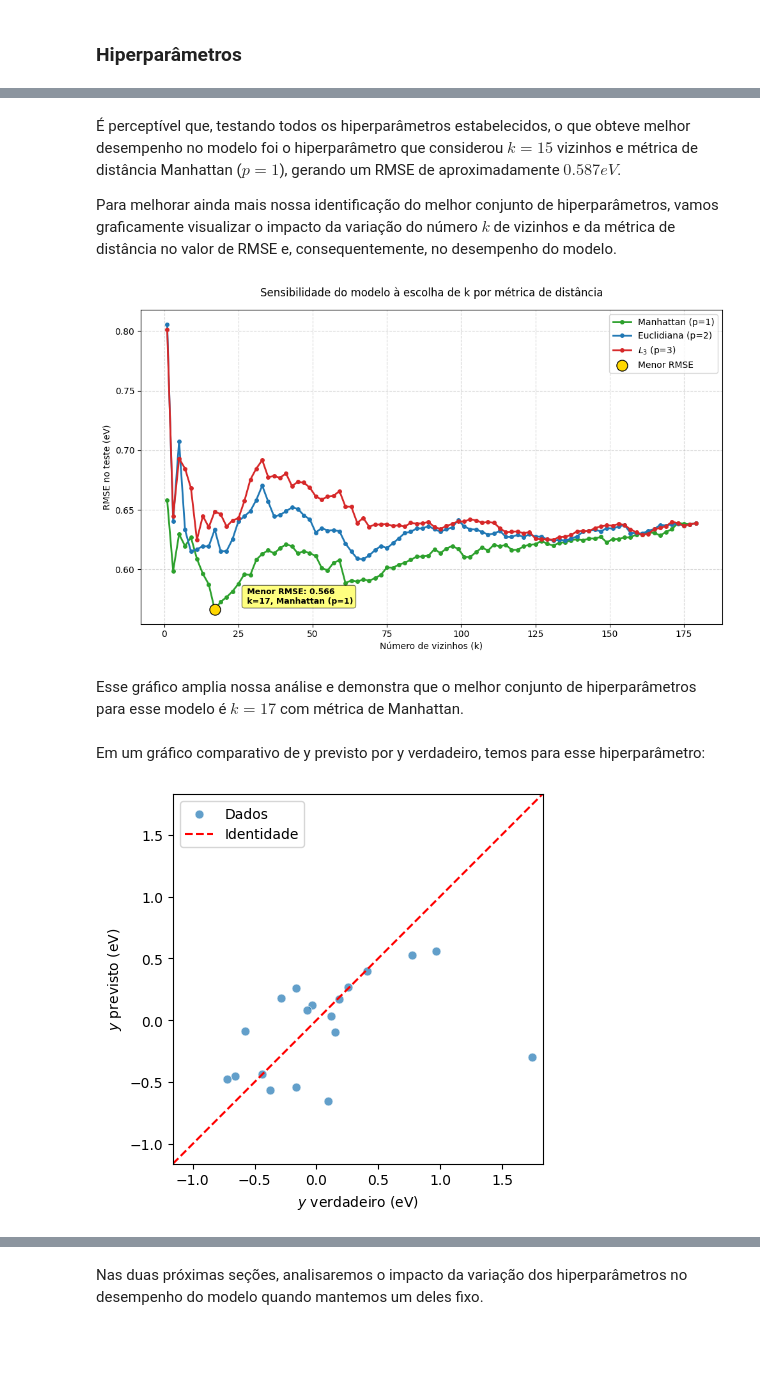
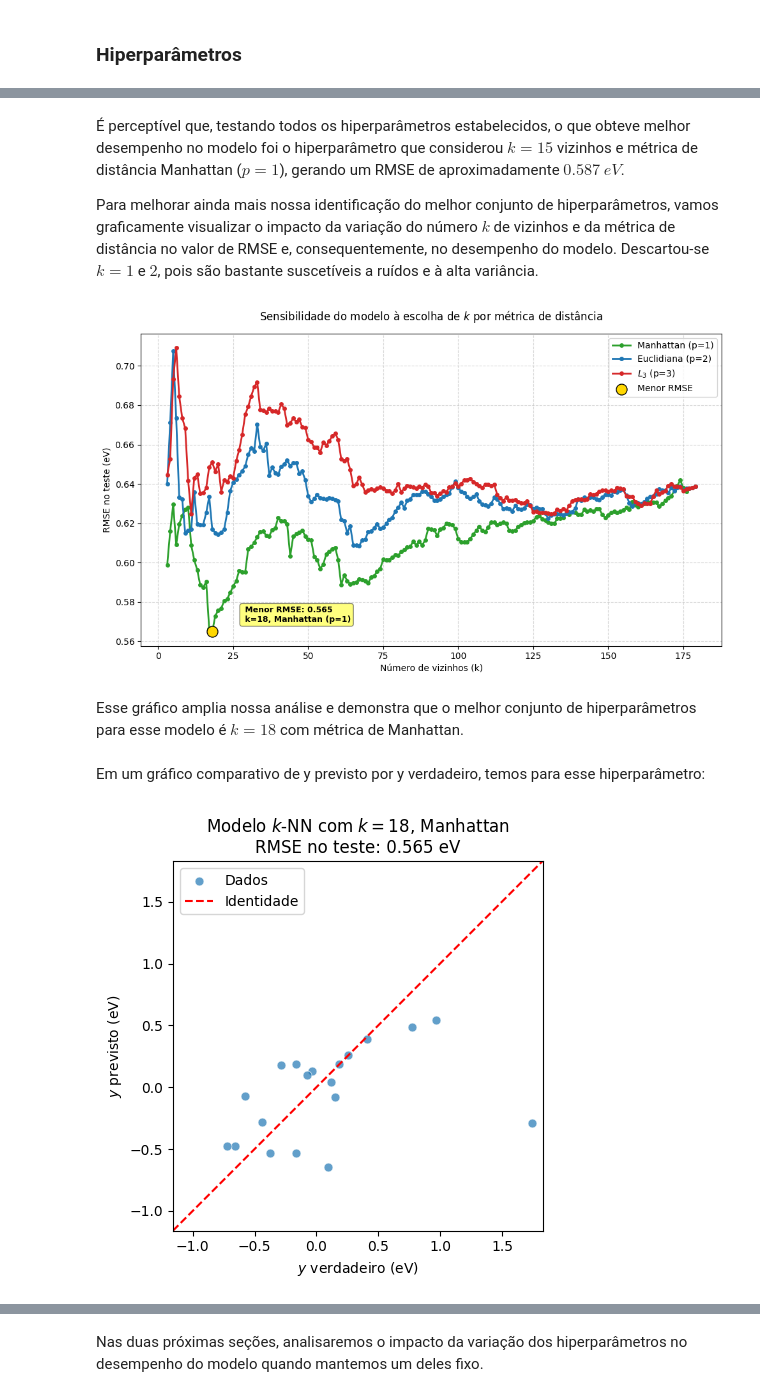
Before and after one commit to Bruno4402/Cubo_Gelatinoso, a Jupyter notebook: Cubo Gelatinoso.ipynb, the cells around one changed output, grey strips where cells are left out. Saved outputs shown, nothing was run; the diff lists cells and outputs as text; code cells hidden in the pictures; blank space fills up the shorter version.

Commit message:
Melhorando as últimas seções

```diff
--- a/Cubo Gelatinoso.ipynb
+++ b/Cubo Gelatinoso.ipynb
@@ -453,11 +452,11 @@ Hiperparâmetro 13         5                  L3       0.693171
 Hiperparâmetro 11         1                  L3       0.801215
  Hiperparâmetro 6         1          Euclidiana       0.805798
 # %% [markdown]
-É perceptível que, testando todos os hiperparâmetros estabelecidos, o que obteve melhor desempenho no modelo foi o hiperparâmetro que considerou $k = 15$ vizinhos e métrica de distância Manhattan ($p=1$), gerando um RMSE de aproximadamente $0.587 { eV}$.
+É perceptível que, testando todos os hiperparâmetros estabelecidos, o que obteve melhor desempenho no modelo foi o hiperparâmetro que considerou $k = 15$ vizinhos e métrica de distância Manhattan ($p=1$), gerando um RMSE de aproximadamente $0.587\:{ eV}$.
 
-Para melhorar ainda mais nossa identificação do melhor conjunto de hiperparâmetros, vamos graficamente visualizar o impacto da variação do número $k$ de vizinhos e da métrica de distância no valor de RMSE e, consequentemente, no desempenho do modelo.
+Para melhorar ainda mais nossa identificação do melhor conjunto de hiperparâmetros, vamos graficamente visualizar o impacto da variação do número $k$ de vizinhos e da métrica de distância no valor de RMSE e, consequentemente, no desempenho do modelo. Descartou-se $k=1$ e $2$, pois são bastante suscetíveis a ruídos e à alta variância.
 # %%
-k_vizinhos = [k for k in range(1, 180) if k % 2 != 0]
+k_vizinhos = [k for k in range(3, 180)]
 metricas = [
     {"p": 1, "nome": "Manhattan (p=1)", "cor": "#2ca02c"},
     {"p": 2, "nome": "Euclidiana (p=2)", "cor": "#1f77b4"},
@@ -527,38 +526,41 @@ ax.annotate(
 
 ax.set_xlabel("Número de vizinhos (k)")
 ax.set_ylabel("RMSE no teste (eV)")
-ax.set_title("Sensibilidade do modelo à escolha de k por métrica de distância", pad=15)
+ax.set_title("Sensibilidade do modelo à escolha de $k$ por métrica de distância", pad=15)
 ax.grid(True, linestyle="--", alpha=0.5)
 ax.legend()
 
 plt.tight_layout()
 plt.show()
 # %% [output]
-[figure, old version]
+[figure, new version]
 # %% [markdown]
-Esse gráfico amplia nossa análise e demonstra que o melhor conjunto de hiperparâmetros para esse modelo é $k = 17$ com métrica de Manhattan.
+Esse gráfico amplia nossa análise e demonstra que o melhor conjunto de hiperparâmetros para esse modelo é $k = 18$ com métrica de Manhattan.
 # %% [markdown]
 Em um gráfico comparativo de y previsto por y verdadeiro, temos para esse hiperparâmetro:
 # %%
-melhor_knn = KNeighborsRegressor(n_neighbors=17, p=1)
+melhor_knn = KNeighborsRegressor(n_neighbors=18, p=1)
 melhor_knn.fit(X_treino, y_treino.values.ravel())
 
 melhor_y_previsto = melhor_knn.predict(X_teste).ravel()
 y_real_1d = y_teste.values.ravel()
+
+RMSE_18 = root_mean_squared_error(y_verdadeiro, melhor_y_previsto)
 
 eixo = sns.scatterplot(x=y_real_1d, y=melhor_y_previsto, label="Dados", alpha=0.7, s=40)
 eixo.plot(intervalo, intervalo, "r--", label="Identidade", linewidth=1.5)
 
 eixo.set(
     xlabel="$y$ verdadeiro (eV)",
     ylabel="$y$ previsto (eV)",
+    title = f"Modelo $k$-NN com $k=18$, Manhattan\nRMSE no teste: {RMSE_18:.3f} eV",
     xlim=intervalo,
     ylim=intervalo,
     aspect="equal",
 )
 eixo.legend();
 # %% [output]
-[figure, old version]
+[figure, new version]
 # %% [markdown]
 Aqui observamos uma concentração dos pontos ao longo da linha de identidade, com destaque para a região central ([-0.5, 0.5]), o que demonstra um ajuste preciso e consistente para a maioria das amostras.
 
```
Also changed, not shown: parts of 22 cells of this notebook.
